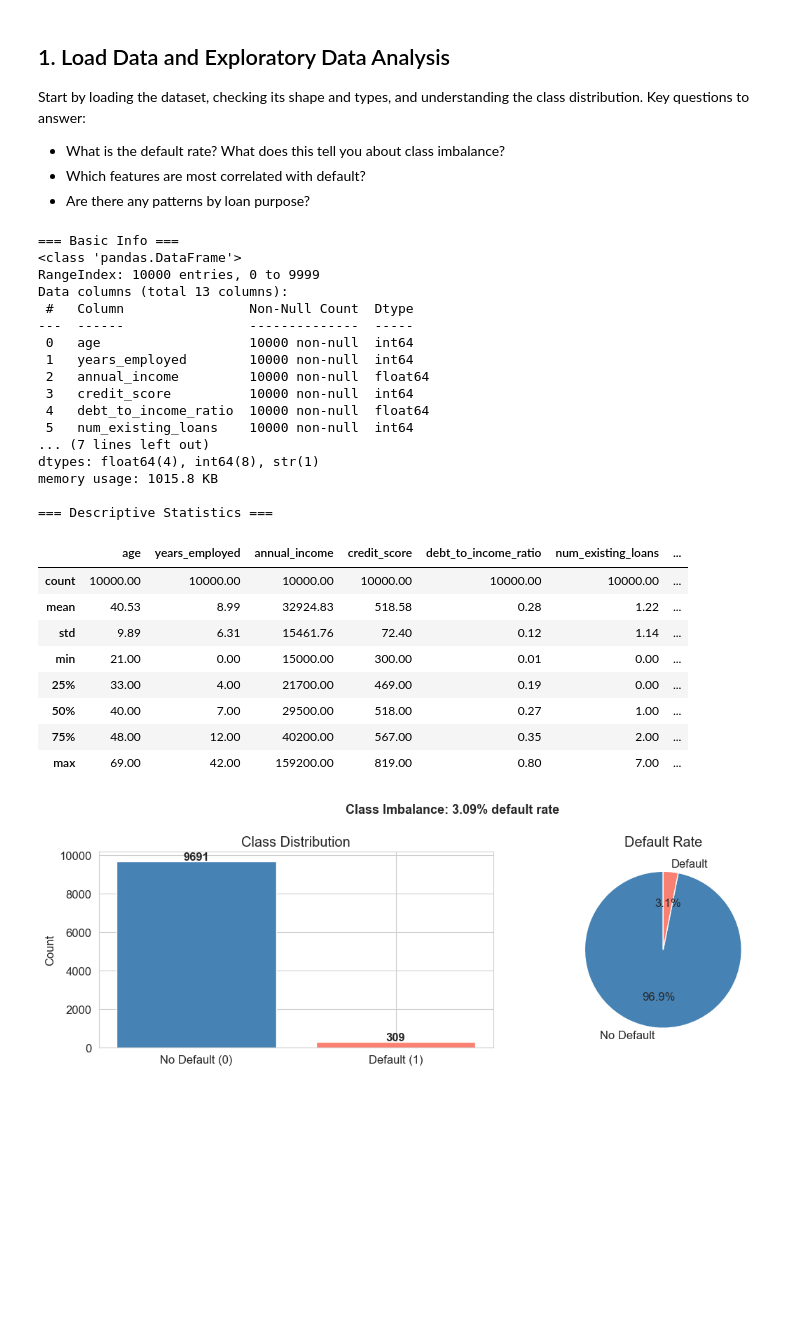
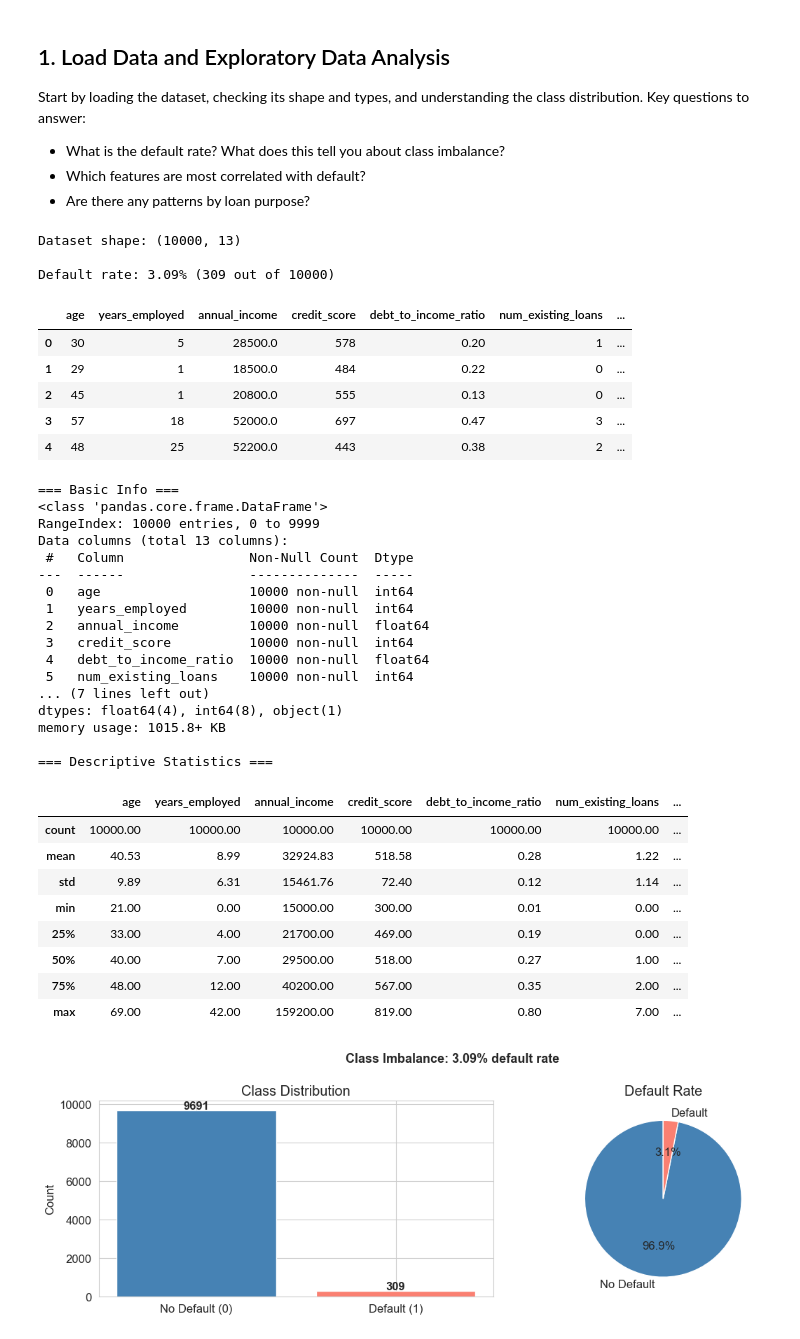
Before and after one commit to alexpanayi474/dsc550-loan-project, a Jupyter notebook: starter_notebook.ipynb, the cells around one changed output. Saved outputs shown, nothing was run; the diff lists cells and outputs as text; code cells hidden in the pictures; blank space fills up the shorter version.

Commit message:
fixed read csv

```diff
--- a/starter_notebook.ipynb
+++ b/starter_notebook.ipynb
@@ -56,6 +56,21 @@ Start by loading the dataset, checking its shape and types, and understanding th
 - What is the default rate? What does this tell you about class imbalance?
 - Which features are most correlated with default?
 - Are there any patterns by loan purpose?
+# %%
+df = pd.read_csv('cyprus_bank_loans.csv')
+print(f"Dataset shape: {df.shape}")
+print(f"\nDefault rate: {df['default'].mean():.2%} ({df['default'].sum()} out of {len(df)})")
+df.head()
+# %% [output]
+Dataset shape: (10000, 13)
+
+Default rate: 3.09% (309 out of 10000)
+|  | age | years_employed | annual_income | credit_score | debt_to_income_ratio | num_existing_loans | ... |
+| 0 | 30 | 5 | 28500.0 | 578 | 0.20 | 1 | ... |
+| 1 | 29 | 1 | 18500.0 | 484 | 0.22 | 0 | ... |
+| 2 | 45 | 1 | 20800.0 | 555 | 0.13 | 0 | ... |
+| 3 | 57 | 18 | 52000.0 | 697 | 0.47 | 3 | ... |
+| 4 | 48 | 25 | 52200.0 | 443 | 0.38 | 2 | ... |
 # %%
 # Explore the data
 print("=== Basic Info ===")
@@ -65,7 +80,7 @@ df.describe().round(2)
 #################################
 # %% [output]
 === Basic Info ===
-<class 'pandas.DataFrame'>
+<class 'pandas.core.frame.DataFrame'>
 RangeIndex: 10000 entries, 0 to 9999
 Data columns (total 13 columns):
  #   Column                Non-Null Count  Dtype
@@ -77,8 +92,8 @@ Data columns (total 13 columns):
  4   debt_to_income_ratio  10000 non-null  float64
  5   num_existing_loans    10000 non-null  int64
 ... (7 lines left out)
-dtypes: float64(4), int64(8), str(1)
-memory usage: 1015.8 KB
+dtypes: float64(4), int64(8), object(1)
+memory usage: 1015.8+ KB
 
 === Descriptive Statistics ===
 |  | age | years_employed | annual_income | credit_score | debt_to_income_ratio | num_existing_loans | ... |
```
